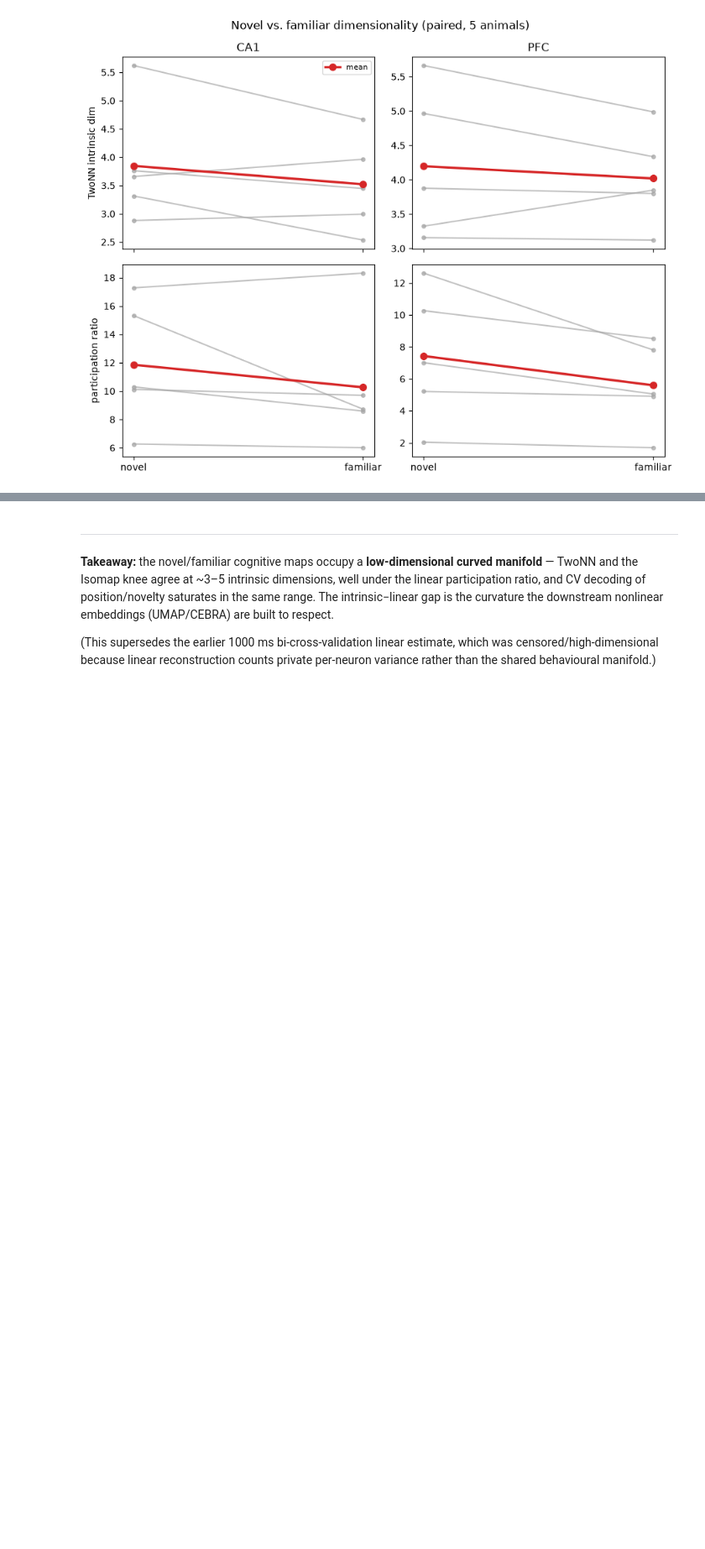
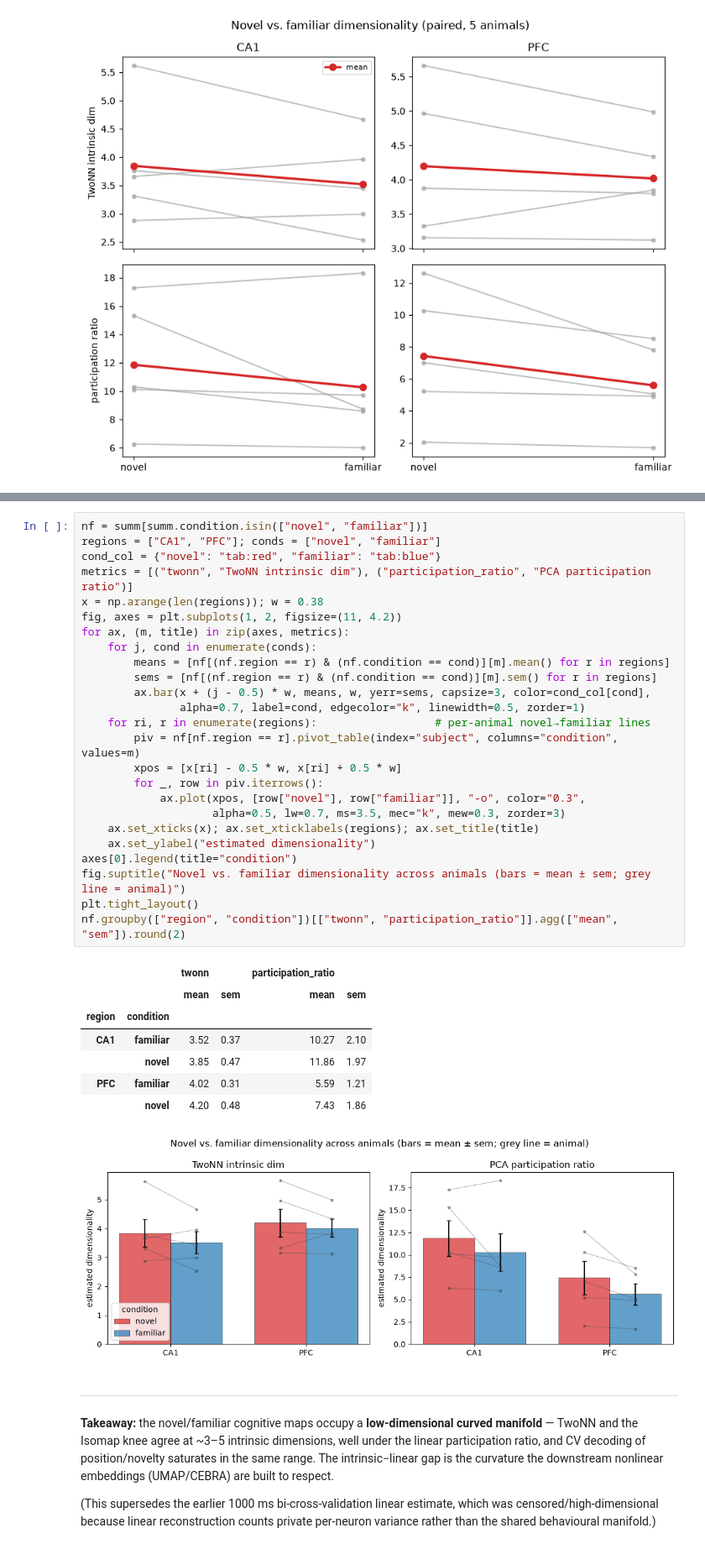
Before and after one commit to M-Proskurin/NeuroDataReHack, a Jupyter notebook: notebooks/000447/06_dimensionality.ipynb, the cells around one changed output, grey strips where cells are left out. Shown at 84% size. Cells and saved outputs as stored; diff of their text form; blank space fills up the shorter version.

```diff
--- a/notebooks/000447/06_dimensionality.ipynb
+++ b/notebooks/000447/06_dimensionality.ipynb
@@ -150,3 +199,37 @@ summ[summ.condition.isin(["novel", "familiar"])].groupby(
+# %%
+nf = summ[summ.condition.isin(["novel", "familiar"])]
+regions = ["CA1", "PFC"]; conds = ["novel", "familiar"]
+cond_col = {"novel": "tab:red", "familiar": "tab:blue"}
+metrics = [("twonn", "TwoNN intrinsic dim"), ("participation_ratio", "PCA participation ratio")]
+x = np.arange(len(regions)); w = 0.38
+fig, axes = plt.subplots(1, 2, figsize=(11, 4.2))
+for ax, (m, title) in zip(axes, metrics):
+    for j, cond in enumerate(conds):
+        means = [nf[(nf.region == r) & (nf.condition == cond)][m].mean() for r in regions]
+        sems = [nf[(nf.region == r) & (nf.condition == cond)][m].sem() for r in regions]
+        ax.bar(x + (j - 0.5) * w, means, w, yerr=sems, capsize=3, color=cond_col[cond],
+               alpha=0.7, label=cond, edgecolor="k", linewidth=0.5, zorder=1)
+    for ri, r in enumerate(regions):                  # per-animal novel→familiar lines
+        piv = nf[nf.region == r].pivot_table(index="subject", columns="condition", values=m)
+        xpos = [x[ri] - 0.5 * w, x[ri] + 0.5 * w]
+        for _, row in piv.iterrows():
+            ax.plot(xpos, [row["novel"], row["familiar"]], "-o", color="0.3",
+                    alpha=0.5, lw=0.7, ms=3.5, mec="k", mew=0.3, zorder=3)
+    ax.set_xticks(x); ax.set_xticklabels(regions); ax.set_title(title)
+    ax.set_ylabel("estimated dimensionality")
+axes[0].legend(title="condition")
+fig.suptitle("Novel vs. familiar dimensionality across animals (bars = mean ± sem; grey line = animal)")
+plt.tight_layout()
+nf.groupby(["region", "condition"])[["twonn", "participation_ratio"]].agg(["mean", "sem"]).round(2)
+# %% [output]
+|  |  | twonn |  | participation_ratio |  |
+|  |  | mean | sem | mean | sem |
+| region | condition |  |  |  |  |
+| CA1 | familiar | 3.52 | 0.37 | 10.27 | 2.10 |
+|  | novel | 3.85 | 0.47 | 11.86 | 1.97 |
+| PFC | familiar | 4.02 | 0.31 | 5.59 | 1.21 |
+|  | novel | 4.20 | 0.48 | 7.43 | 1.86 |
+[figure, added]
 # %% [markdown]
 ---
 **Takeaway:** the novel/familiar cognitive maps occupy a **low-dimensional curved
```
Also changed, not shown: parts of 3 cells of this notebook, 1 other file.
